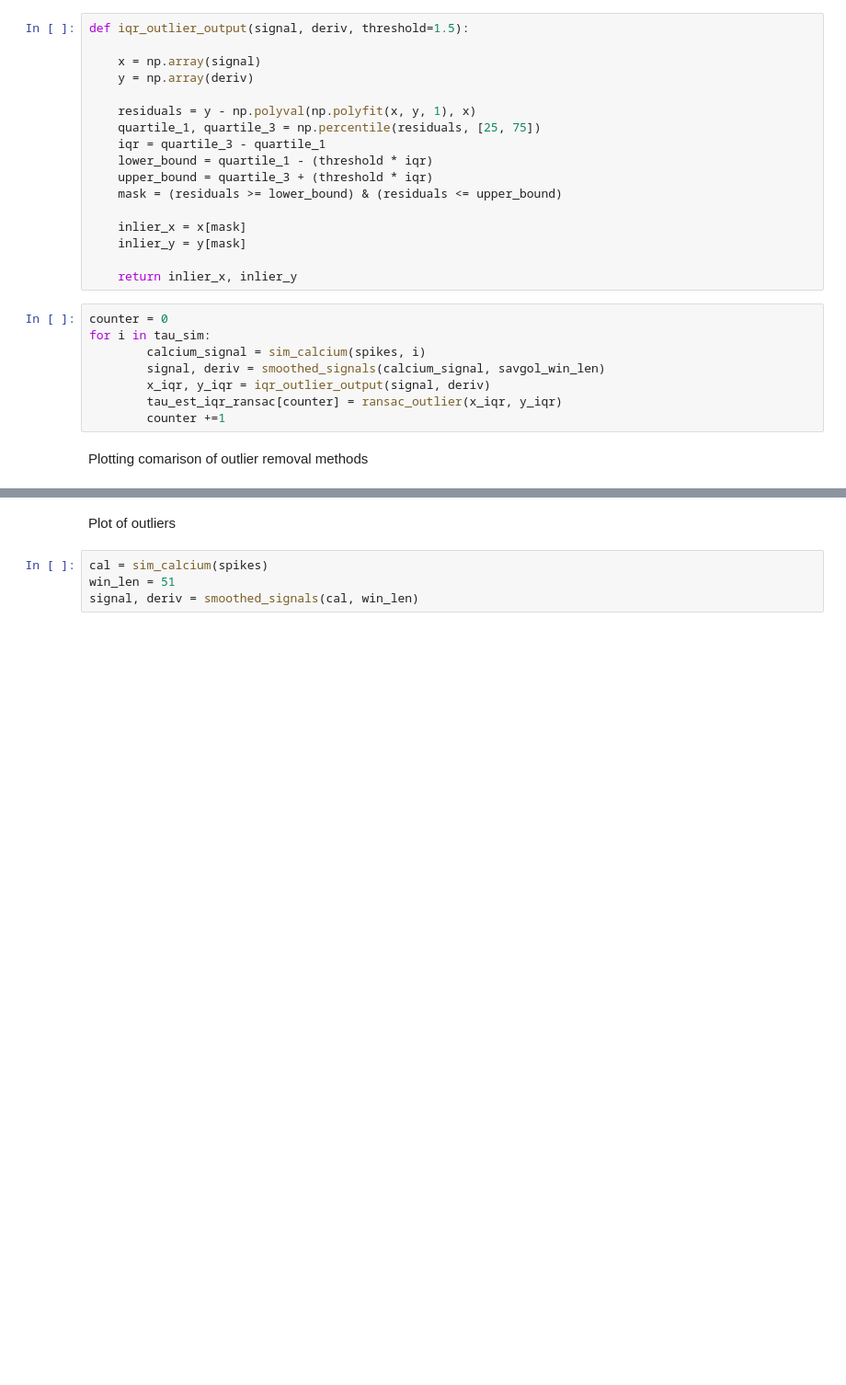
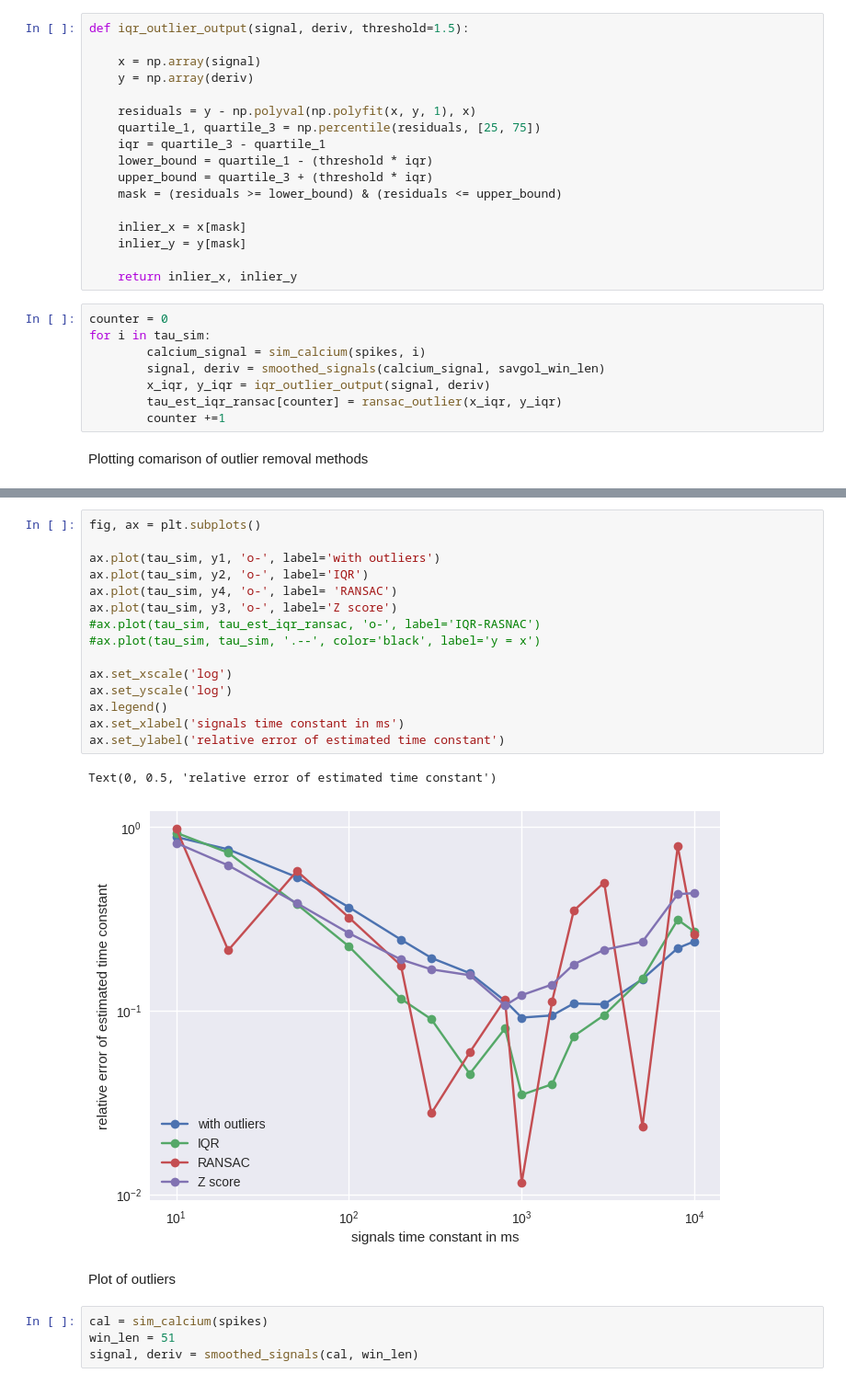
Before and after one commit to mjoudy/Calcium---AR, a Jupyter notebook: deriv_method_tau_est.ipynb, the cells around one changed output, grey strips where cells are left out. Shown at 92% size. Saved outputs shown, nothing was run; the diff lists cells and outputs as text; blank space fills up the shorter version.

```diff
--- a/deriv_method_tau_est.ipynb
+++ b/deriv_method_tau_est.ipynb
@@ -100,3 +107,21 @@ Text(0, 0.5, 'error of estimated time constant')
+# %%
+fig, ax = plt.subplots()
+
+ax.plot(tau_sim, y1, 'o-', label='with outliers')
+ax.plot(tau_sim, y2, 'o-', label='IQR')
+ax.plot(tau_sim, y4, 'o-', label= 'RANSAC')
+ax.plot(tau_sim, y3, 'o-', label='Z score')
+#ax.plot(tau_sim, tau_est_iqr_ransac, 'o-', label='IQR-RASNAC')
+#ax.plot(tau_sim, tau_sim, '.--', color='black', label='y = x')
+
+ax.set_xscale('log')
+ax.set_yscale('log')
+ax.legend()
+ax.set_xlabel('signals time constant in ms')
+ax.set_ylabel('relative error of estimated time constant')
+# %% [output]
+Text(0, 0.5, 'relative error of estimated time constant')
+[figure, added]
 # %% [markdown]
 Plot of outliers
 # %%
```
Also changed, not shown: parts of 3 cells of this notebook.
